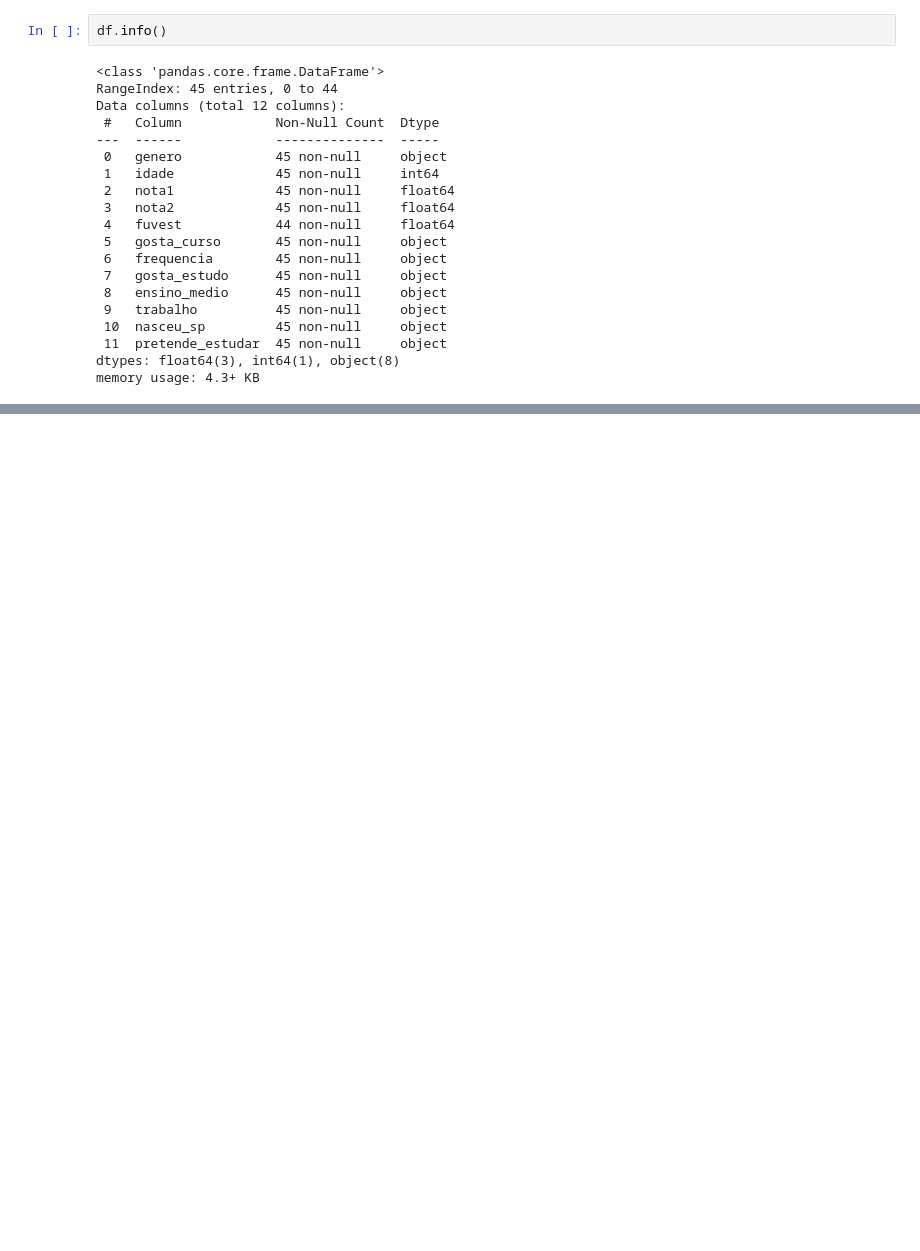
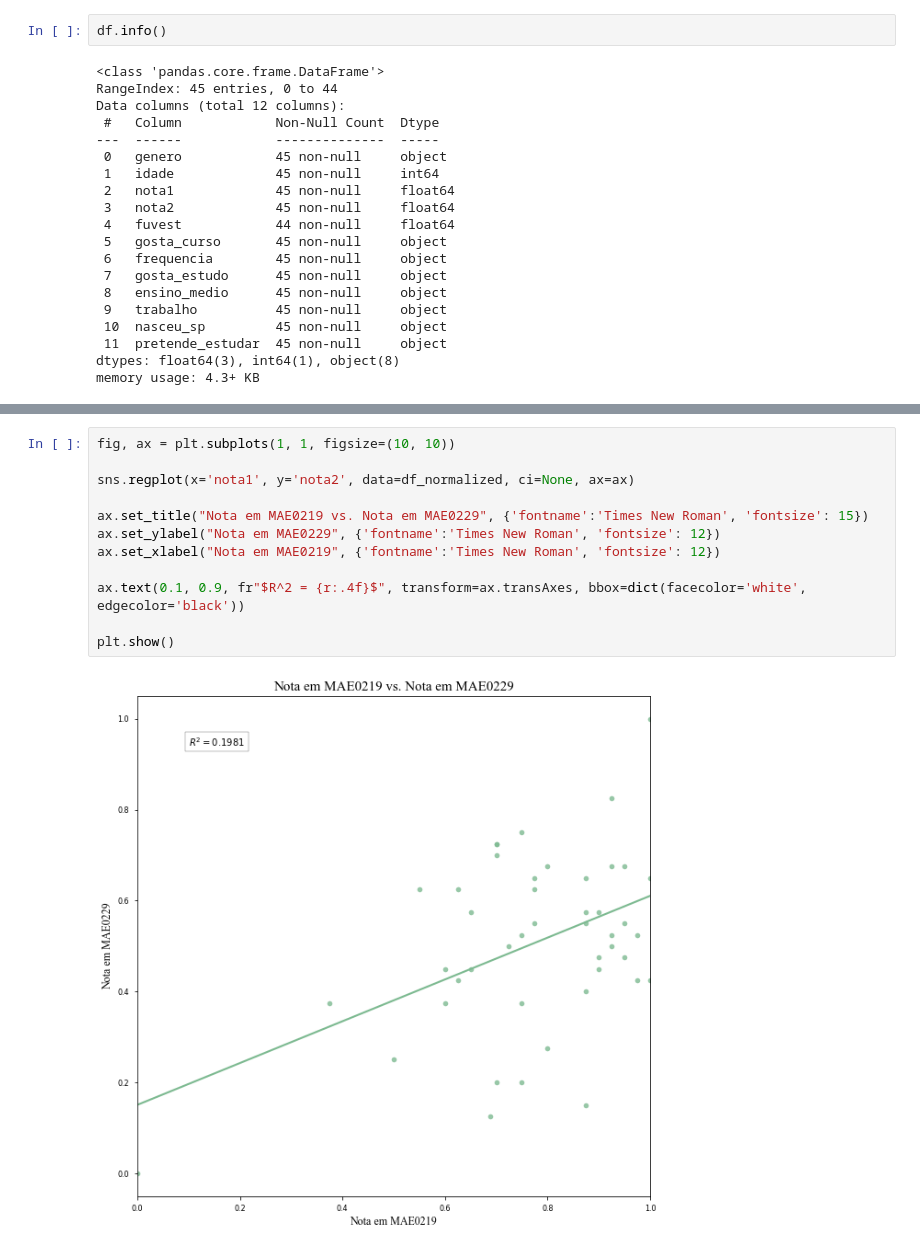
Before and after one commit to baldoinov/econometria-i, a Jupyter notebook: ex_empirico_01.ipynb, the cells around one changed output, grey strips where cells are left out. Drawn from its saved outputs; the diff is of its cells as text; blank space fills up the shorter version.

```diff
--- a/ex_empirico_01.ipynb
+++ b/ex_empirico_01.ipynb
@@ -188,4 +147,18 @@ Covariance Type:            nonrobust
 
 Notes:
 [1] Standard Errors assume that the covariance matrix of the errors is correctly specified.
+# %%
+fig, ax = plt.subplots(1, 1, figsize=(10, 10))
+
+sns.regplot(x='nota1', y='nota2', data=df_normalized, ci=None, ax=ax)
+
+ax.set_title("Nota em MAE0219 vs. Nota em MAE0229", {'fontname':'Times New Roman', 'fontsize': 15})
+ax.set_ylabel("Nota em MAE0229", {'fontname':'Times New Roman', 'fontsize': 12})
+ax.set_xlabel("Nota em MAE0219", {'fontname':'Times New Roman', 'fontsize': 12})
+
+ax.text(0.1, 0.9, fr"$R^2 = {r:.4f}$", transform=ax.transAxes, bbox=dict(facecolor='white', edgecolor='black'))
+
+plt.show()
+# %% [output]
+[figure, added]
 # %% [markdown]
```
Also changed, not shown: parts of 24 cells of this notebook, 13 other files.
